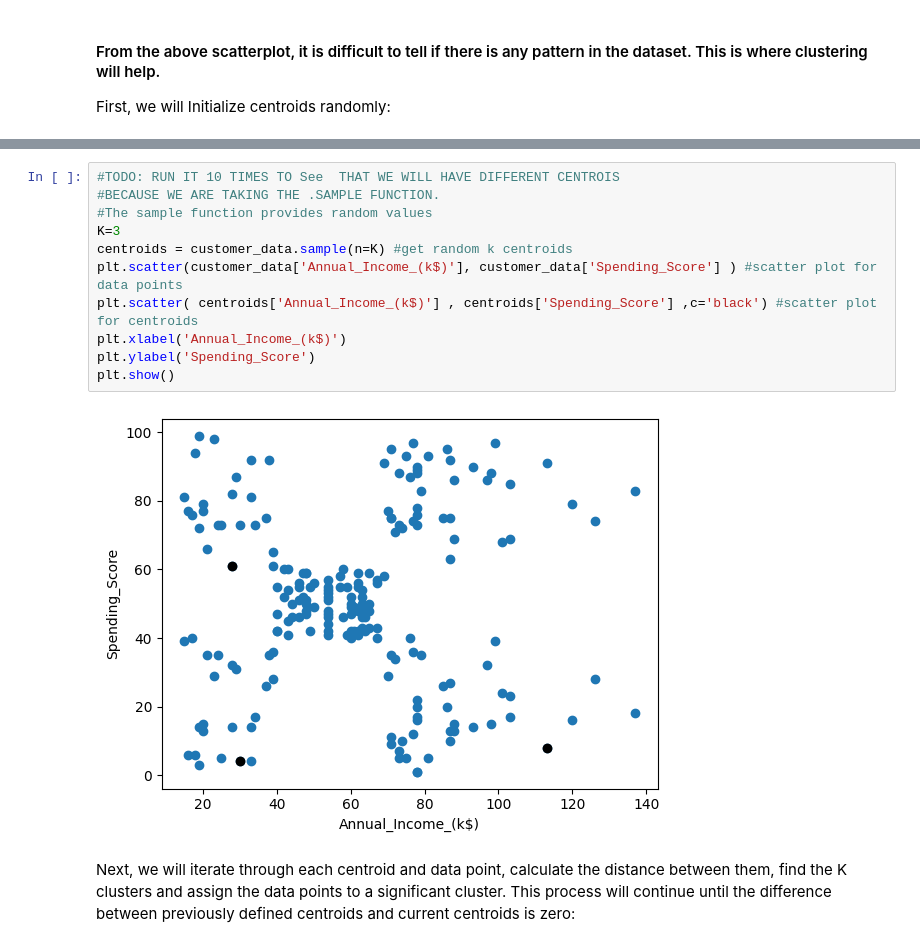
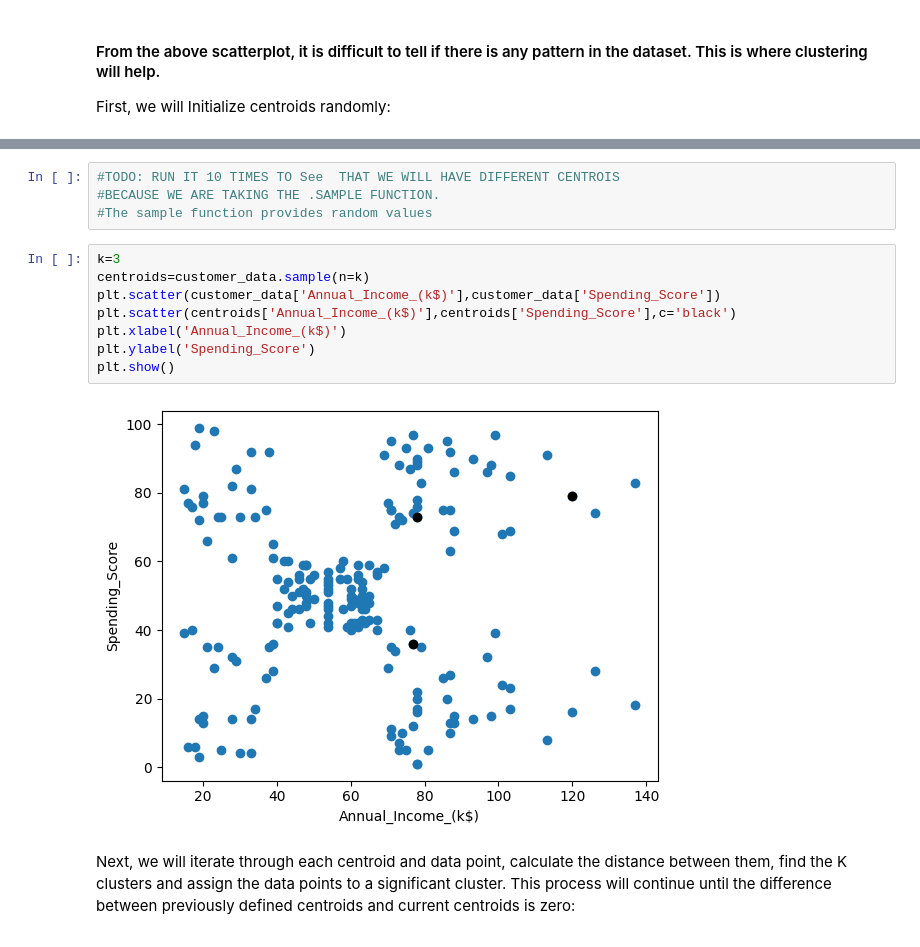
Before and after one commit to GhadeerZahwe/Unsupervised_Learning, a Jupyter notebook: Unsupervised Learning/kmeans_scratch_implementation.ipynb, the cells around one changed output, grey strips where cells are left out. Saved outputs shown, nothing was run; the diff lists cells and outputs as text.

Commit message:
Initialized Centroids

```diff
--- a/Unsupervised Learning/kmeans_scratch_implementation.ipynb
+++ b/Unsupervised Learning/kmeans_scratch_implementation.ipynb
@@ -54,16 +54,17 @@ print(centroids.head())
+# %%
+#TODO: RUN IT 10 TIMES TO See  THAT WE WILL HAVE DIFFERENT CENTROIS
+#BECAUSE WE ARE TAKING THE .SAMPLE FUNCTION.
+#The sample function provides random values
 # %%
-#TODO: RUN IT 10 TIMES TO See  THAT WE WILL HAVE DIFFERENT CENTROIS
-#BECAUSE WE ARE TAKING THE .SAMPLE FUNCTION.
-#The sample function provides random values
-K=3
-centroids = customer_data.sample(n=K) #get random k centroids
-plt.scatter(customer_data['Annual_Income_(k$)'], customer_data['Spending_Score'] ) #scatter plot for data points
-plt.scatter( centroids['Annual_Income_(k$)'] , centroids['Spending_Score'] ,c='black') #scatter plot for centroids
+k=3
+centroids=customer_data.sample(n=k)
+plt.scatter(customer_data['Annual_Income_(k$)'],customer_data['Spending_Score'])
+plt.scatter(centroids['Annual_Income_(k$)'],centroids['Spending_Score'],c='black')
 plt.xlabel('Annual_Income_(k$)')
 plt.ylabel('Spending_Score')
 plt.show()
 # %% [output]
-[figure, old version]
+[figure, new version]
 # %% [markdown]
 Next, we will iterate through each centroid and data point, calculate the distance between them, find the K clusters and assign the data points to a significant cluster. This process will continue until the difference between previously defined centroids and current centroids is zero:
 # %% [markdown]
```
Also changed, not shown: parts of 1 cell of this notebook.
